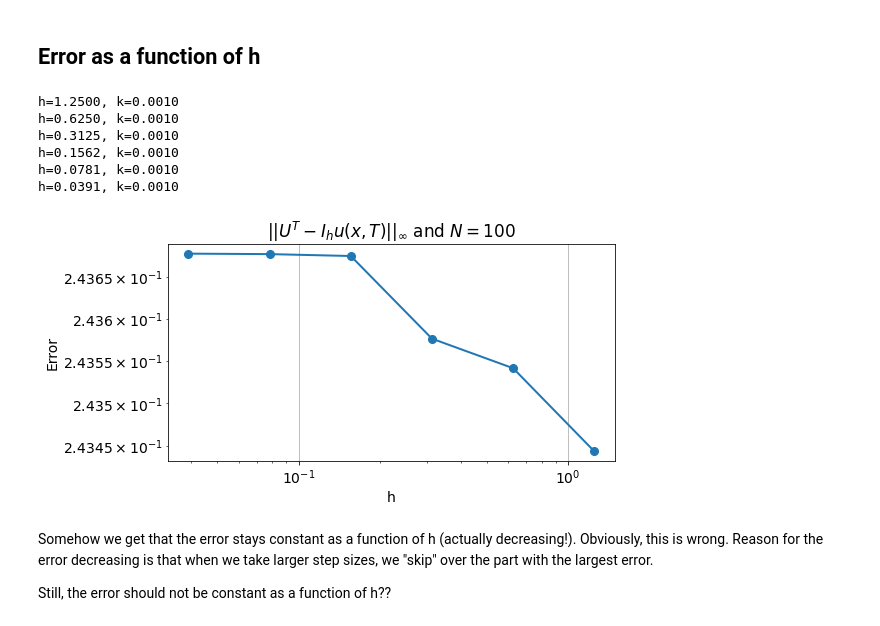
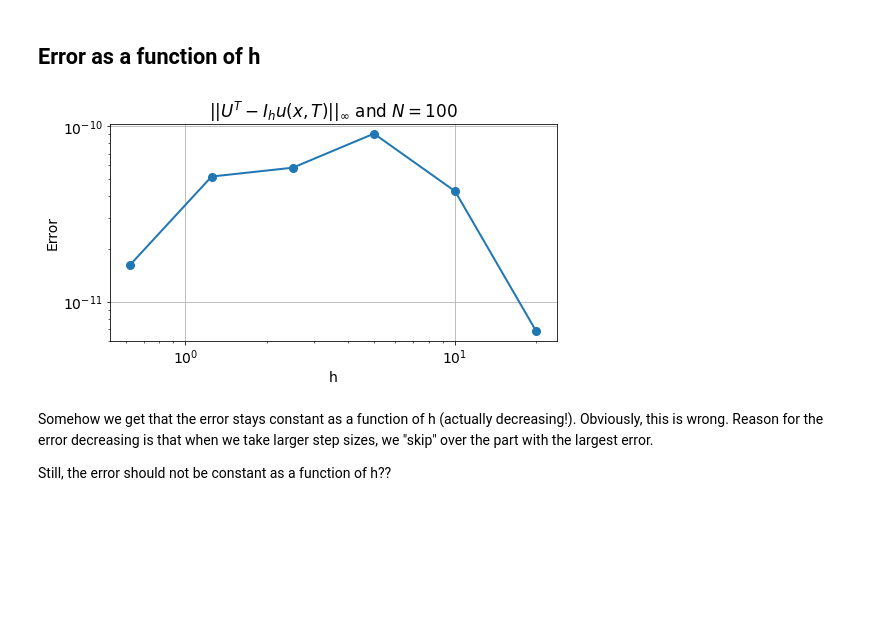
Before and after one commit to aledha/TMA4212-NumDiffDiff, a Jupyter notebook: Exercise 3/Ex 3.ipynb, the cells around one changed output. Saved outputs shown, nothing was run; the diff lists cells and outputs as text; code cells hidden in the pictures; blank space fills up the shorter version.

```diff
--- a/Exercise 3/Ex 3.ipynb
+++ b/Exercise 3/Ex 3.ipynb
@@ -27,12 +29,7 @@ def tridiag(v, d, w, N):
     # Help function
     # Returns a tridiagonal matrix A=tridiag(v, d, w) of dimension N x N.
     # Modified to take vectors as input
-
-    if len(v) + len(d) + len(w) > 3:
-        # v, d and w are vectors
-        A = np.diag(v, -1) + np.diag(d) + np.diag(w, 1)
-    else:
-        e = np.ones(N)        # array [1,1,...,1] of length N
-        A = v*np.diag(e[1:],-1) + d * np.diag(e) + w * np.diag(e[1:],1)
+    e = np.ones(N)        # array [1,1,...,1] of length N
+    A = np.diag(v * e[1:],-1) + np.diag(d * e) + np.diag(w *e[1:],1)
     return A
 # %%
@@ -261,48 +225,64 @@ plot_solution(x, t, U - u_exact(xx, tt), txt = 'Error')
 # %% [markdown]
 ## Error as a function of h
 # %%
-def error_analysis(g, Ms, Ns, R, T, solver, params):
+def error_analysis(g, exact, Ms, Ns, R, T, solver, params):
     i = 0
     error = np.zeros(max(Ms.size, Ns.size))
     for M in Ms:
         for N in Ns:
             x, t, U = solver(g = g, params = params, M = M, N = N, R = R, T = T)
             tt, xx = np.meshgrid(t, x)
-            error[i]= np.max(np.abs(u_exact(x, t[-1]) - U[:,-1]))
+            error[i]= np.max(np.abs(exact(x, t[-1]) - U[:,-1]))
             i += 1
     return error
+# %%
+def error_analysis(g, f, boundary, exact, params, Ms, Ns, R, T):
+    i = 0
+    error = np.zeros(max(Ms.size, Ns.size))
+    for M in Ms:
+        for N in Ns:
+            t = np.linspace(0,T,N+1)
+            BCs = boundary(t)
+            x, t, U = CN(g, f, BCs, params, M, N, R, T)
+            tt, xx = np.meshgrid(t, x)
+            error[i]= np.max(np.abs(exact(x, t[-1]) - U[:,-1]))
+            i += 1
+    return error
 # %%
 T = 0.1
 R = 80
 N = 100
 Ns = np.array([N])
-num = 6                   # Takes a long time ()
-Ms = 2**(np.arange(6, num+6))
+numpoints = 6
+Ms = 2**(np.arange(2, numpoints + 2))
 hs = R / Ms
-
 
 sigma = 0.1
 r = 0.2
 c = 0.5
 K = 10
 params = [sigma, r, c, K]
 
-error_h = error_analysis(u0, Ms, Ns, R, T, crank_modified, params)
+def f(x, t):
+        return (1+t) * x[1:-1]**2 * (1/(1 + t) - sigma**2 + 2*r + c)
+
+def boundary(t):
+        BC0 = 0 * t
+        BCR = R**2 * (1 + t)
+        BCs = [BC0, BCR]
+        return BCs
+
+#error_h = error_analysis(u0, u_exact, Ms, Ns, R, T, crank_modified, params)
+error_h = error_analysis(u0, f, boundary, u_exact, params, Ms, Ns, R, T)
 
 plt.figure(0)
 plt.loglog(hs, error_h, '-o')
 plt.xlabel('h')
 plt.ylabel('Error')
 plt.title(r'$||U^T-I_hu(x,T)||_\infty$ and ' + rf'$N={N}$')
 plt.show()
 # %% [output]
-h=1.2500, k=0.0010
-h=0.6250, k=0.0010
-h=0.3125, k=0.0010
-h=0.1562, k=0.0010
-h=0.0781, k=0.0010
-h=0.0391, k=0.0010
-[figure, old version]
+[figure, new version]
 # %% [markdown]
 Somehow we get that the error stays constant as a function of h (actually decreasing!). Obviously, this is wrong. Reason for the error decreasing is that when we take larger step sizes, we "skip" over the part with the largest error.
 
```
Also changed, not shown: parts of 19 cells of this notebook.
